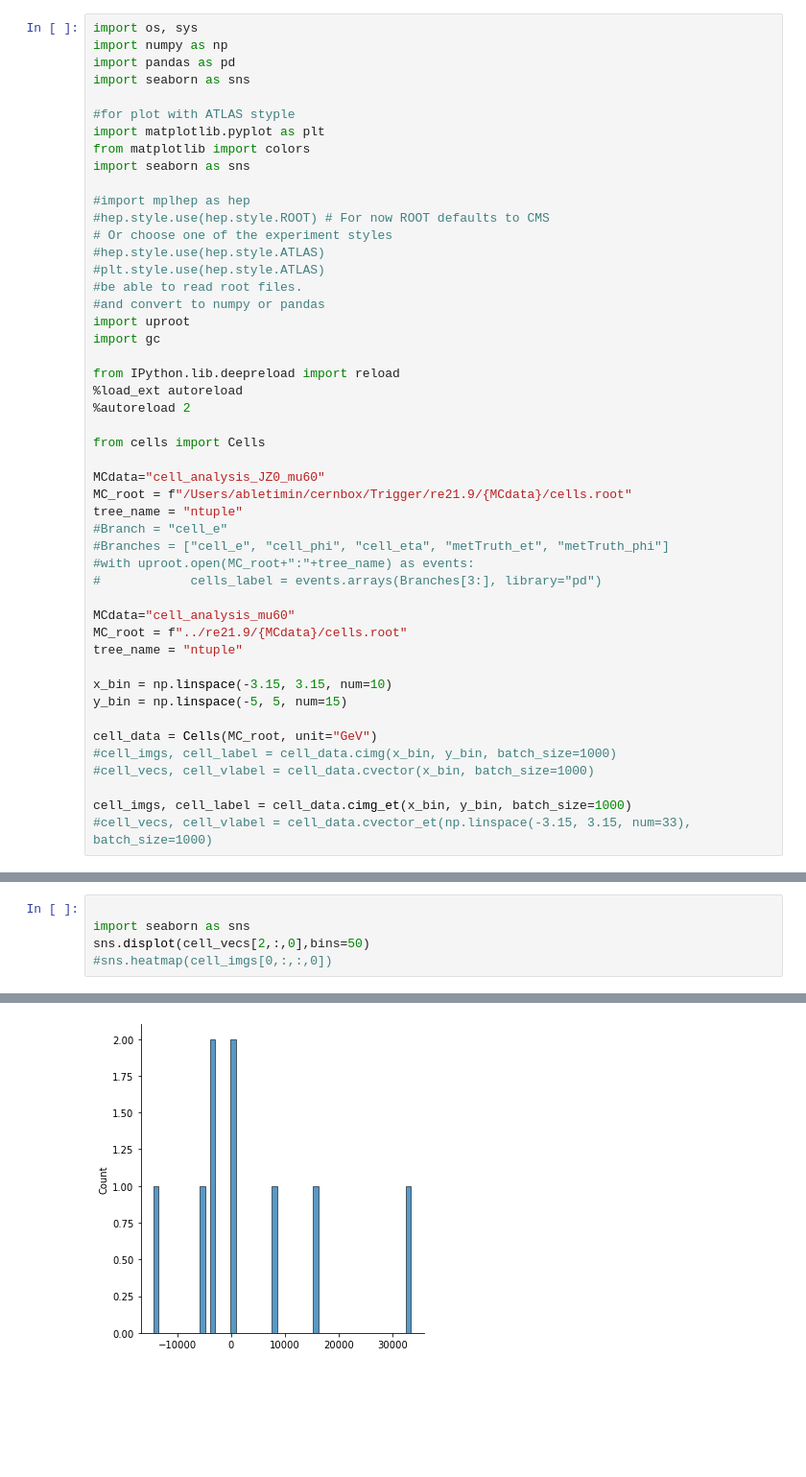
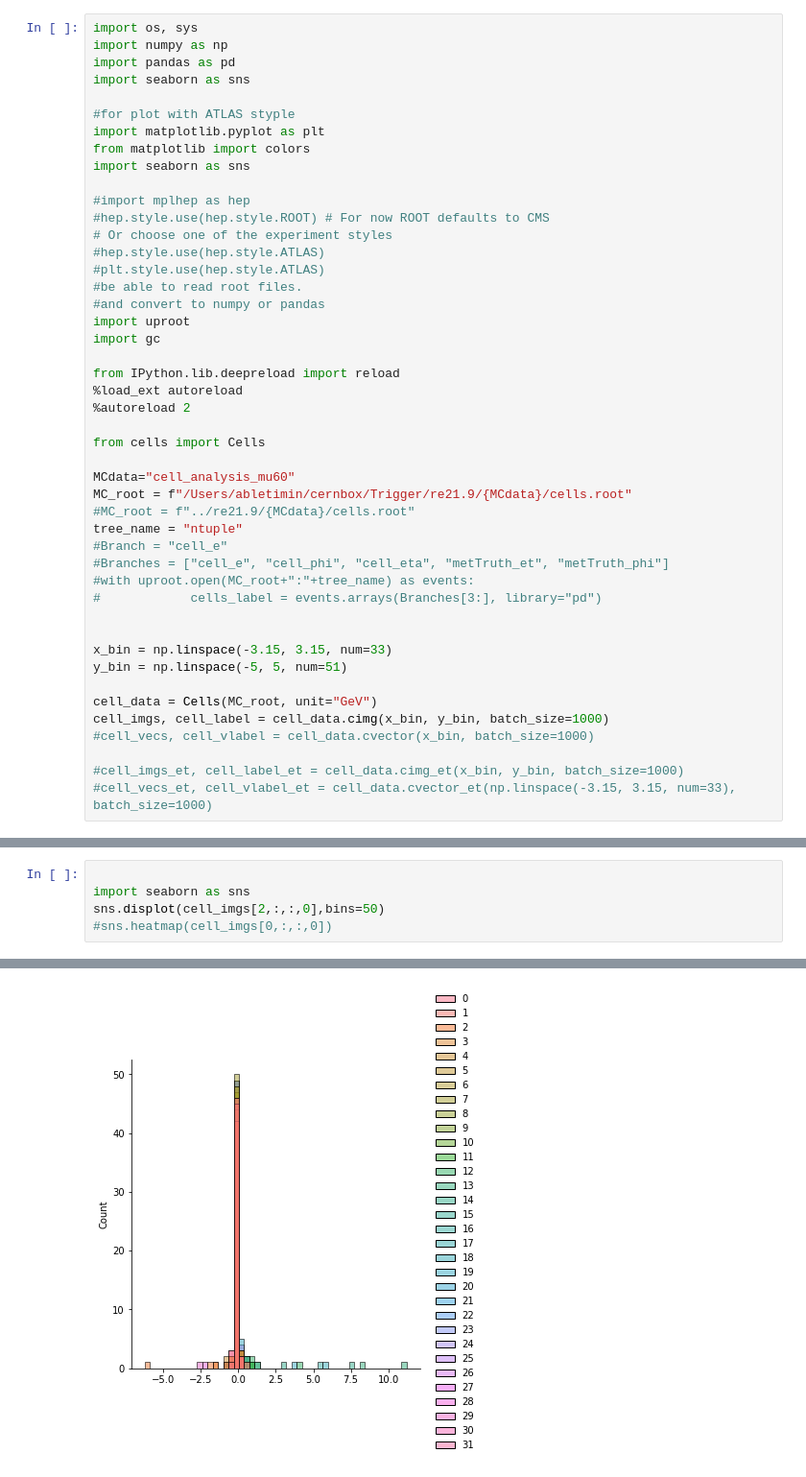
Before and after one commit to ablet-imin/ml-met-trigger, a Jupyter notebook: cell_image.ipynb, the cells around one changed output, grey strips where cells are left out. Shown at 96% size. Cells and saved outputs as stored; diff of their text form; blank space fills up the shorter version.

```diff
--- a/cell_image.ipynb
+++ b/cell_image.ipynb
@@ -25,24 +25,22 @@ from IPython.lib.deepreload import reload
 
 from cells import Cells
 
-MCdata="cell_analysis_JZ0_mu60"
+MCdata="cell_analysis_mu60"
 MC_root = f"/Users/abletimin/cernbox/Trigger/re21.9/{MCdata}/cells.root"
+#MC_root = f"../re21.9/{MCdata}/cells.root"
 tree_name = "ntuple"
 #Branch = "cell_e"
 #Branches = ["cell_e", "cell_phi", "cell_eta", "metTruth_et", "metTruth_phi"]
 #with uproot.open(MC_root+":"+tree_name) as events:
 #            cells_label = events.arrays(Branches[3:], library="pd")
 
-MCdata="cell_analysis_mu60"
-MC_root = f"../re21.9/{MCdata}/cells.root"
-tree_name = "ntuple"
 
-x_bin = np.linspace(-3.15, 3.15, num=10)
-y_bin = np.linspace(-5, 5, num=15)
+x_bin = np.linspace(-3.15, 3.15, num=33)
+y_bin = np.linspace(-5, 5, num=51)
 
 cell_data = Cells(MC_root, unit="GeV")
-#cell_imgs, cell_label = cell_data.cimg(x_bin, y_bin, batch_size=1000)
+cell_imgs, cell_label = cell_data.cimg(x_bin, y_bin, batch_size=1000)
 #cell_vecs, cell_vlabel = cell_data.cvector(x_bin, batch_size=1000)
 
-cell_imgs, cell_label = cell_data.cimg_et(x_bin, y_bin, batch_size=1000)
-#cell_vecs, cell_vlabel = cell_data.cvector_et(np.linspace(-3.15, 3.15, num=33), batch_size=1000)
+#cell_imgs_et, cell_label_et = cell_data.cimg_et(x_bin, y_bin, batch_size=1000)
+#cell_vecs_et, cell_vlabel_et = cell_data.cvector_et(np.linspace(-3.15, 3.15, num=33), batch_size=1000)
@@ -52,9 +47,9 @@ The autoreload extension is already loaded. To reload it, use:
 # %%
 
 import seaborn as sns
-sns.displot(cell_vecs[2,:,0],bins=50)
+sns.displot(cell_imgs[2,:,:,0],bins=50)
 #sns.heatmap(cell_imgs[0,:,:,0])
 # %% [output]
 <seaborn.axisgrid.FacetGrid at 0x...>
-[figure, old version]
+[figure, new version]
 # %%
```
Also changed, not shown: parts of 8 cells of this notebook, 8 other files.
